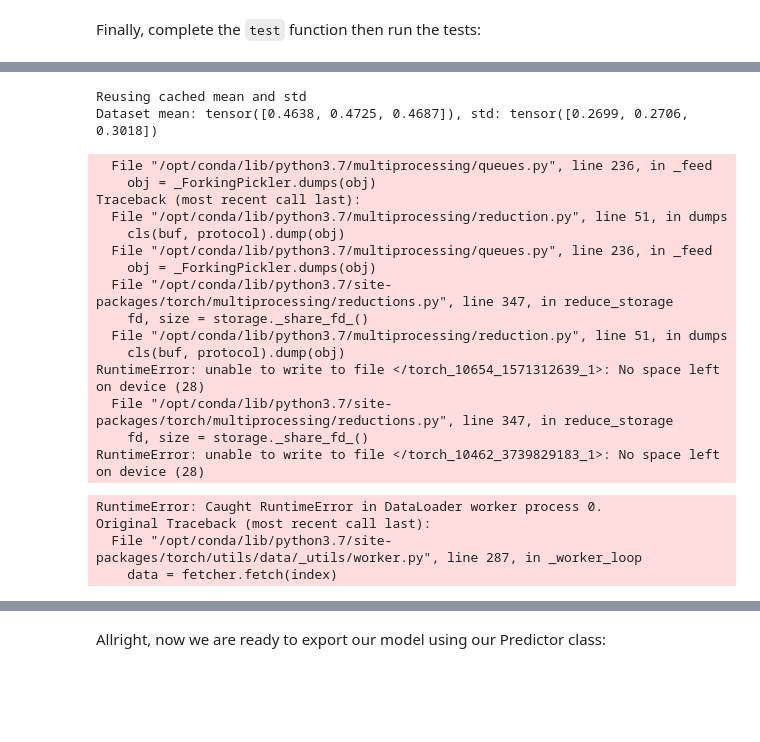
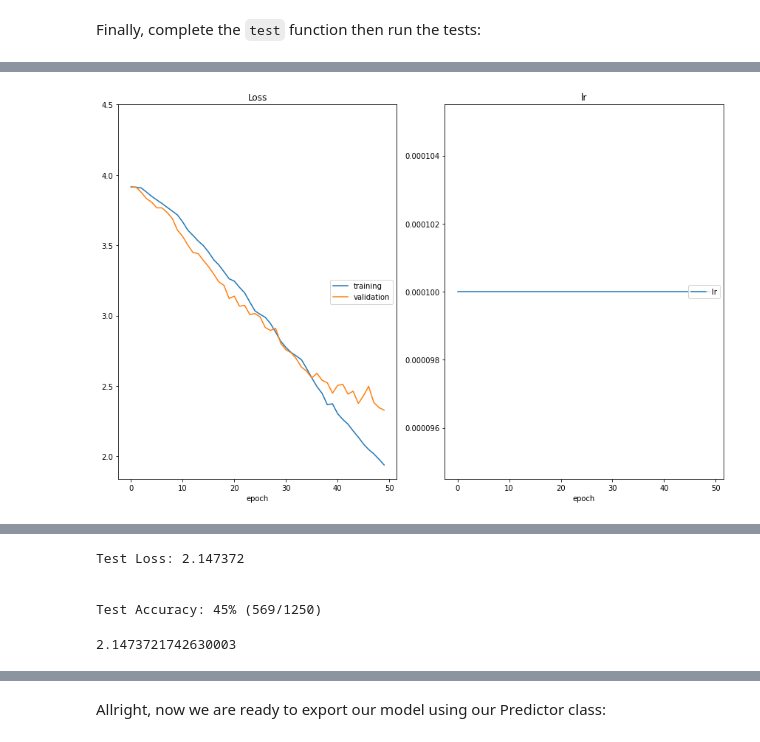
Before and after one commit to miyo-mico/project_Landmark-Classification-Tagging-for-Social-Media, a Jupyter notebook: cnn_from_scratch.ipynb, the cells around one changed output, grey strips where cells are left out. Saved outputs shown, nothing was run; the diff lists cells and outputs as text; code cells hidden in the pictures; blank space fills up the shorter version.

```diff
--- a/cnn_from_scratch.ipynb
+++ b/cnn_from_scratch.ipynb
@@ -302,67 +318,47 @@ Allright, good job getting here! Now it's time to see if all our hard work pays
 
 Let's start by defining a few hyperparameters. Feel free to experiment with different values and try to optimize your model:
 # %%
-batch_size = 128       # size of the minibatch for stochastic gradient descent (or Adam) #64
+batch_size = 64       # size of the minibatch for stochastic gradient descent (or Adam) #64
 valid_size = 0.2       # fraction of the training data to reserve for validation
-num_epochs = 5        # number of epochs for training #50
+num_epochs =  50     # number of epochs for training #50
 num_classes = 50       # number of classes. Do not change this
-dropout = 0.4          # dropout for our model
-learning_rate = 0.01  # Learning rate for SGD (or Adam) #0.001
-opt = 'sgd'            # optimizer. 'sgd' or 'adam' #
+dropout = 0.6          # dropout for our model
+learning_rate = 0.0001  # Learning rate for SGD (or Adam) #0.001
+opt = 'adam'            # optimizer. 'sgd' or 'adam' # 'sgd'
 weight_decay = 0.0     # regularization. Increase this to combat overfitting
 # %%
-from src.data import get_data_loaders
+###### from src.data import get_data_loaders
 from src.train import optimize
 from src.optimization import get_optimizer, get_loss
 from src.model import MyModel
 
 # get the data loaders using batch_size and valid_size defined in the previous
 # cell
 # HINT: do NOT copy/paste the values. Use the variables instead
-data_loaders = get_data_loaders(batch_size=batch_size, valid_size=valid_size) # YOUR CODE HERE
+data_loaders = get_data_loaders(batch_size=batch_size, valid_size=valid_size,num_workers=2) # YOUR CODE HERE
 
 # instance model MyModel with num_classes and drouput defined in the previous
 # cell
 model = MyModel(num_classes=num_classes, dropout=dropout) # YOUR CODE HERE
 
 # Get the optimizer using get_optimizer and the model you just created, the learning rate,
 # the optimizer and the weight decay specified in the previous cell
 optimizer = get_optimizer(model=model, optimizer=opt, learning_rate=learning_rate, weight_decay=weight_decay) # YOUR CODE HERE
 
 # Get the loss using get_loss
 loss = get_loss() # YOUR CODE HERE
 
 optimize(
     data_loaders,
     model,
     optimizer,
     loss,
     n_epochs=num_epochs,
     save_path="checkpoints/best_val_loss.pt",
     interactive_tracking=True
 )
 # %% [output]
-Reusing cached mean and std
-Dataset mean: tensor([0.4638, 0.4725, 0.4687]), std: tensor([0.2699, 0.2706, 0.3018])
-  File "/opt/conda/lib/python3.7/multiprocessing/queues.py", line 236, in _feed
-    obj = _ForkingPickler.dumps(obj)
-Traceback (most recent call last):
-  File "/opt/conda/lib/python3.7/multiprocessing/reduction.py", line 51, in dumps
-    cls(buf, protocol).dump(obj)
-  File "/opt/conda/lib/python3.7/multiprocessing/queues.py", line 236, in _feed
-    obj = _ForkingPickler.dumps(obj)
-  File "/opt/conda/lib/python3.7/site-packages/torch/multiprocessing/reductions.py", line 347, in reduce_storage
-    fd, size = storage._share_fd_()
-  File "/opt/conda/lib/python3.7/multiprocessing/reduction.py", line 51, in dumps
-    cls(buf, protocol).dump(obj)
-RuntimeError: unable to write to file </torch_10654_1571312639_1>: No space left on device (28)
-  File "/opt/conda/lib/python3.7/site-packages/torch/multiprocessing/reductions.py", line 347, in reduce_storage
-    fd, size = storage._share_fd_()
-RuntimeError: unable to write to file </torch_10462_3739829183_1>: No space left on device (28)
-RuntimeError: Caught RuntimeError in DataLoader worker process 0.
-Original Traceback (most recent call last):
-  File "/opt/conda/lib/python3.7/site-packages/torch/utils/data/_utils/worker.py", line 287, in _worker_loop
-    data = fetcher.fetch(index)
+[figure, added]
 # %% [markdown]
 ---
 ## <img src="static_images/icons/noun-advance-2109145.png" alt=">" style="width:50px"/> Step 6: testing against the Test Set
@@ -377,11 +373,17 @@ from src.model import MyModel
 import torch
 
 model = MyModel(num_classes=num_classes, dropout=dropout)
-
+model.load_state_dict(torch.load('checkpoints/best_val_loss.pt'))
 # YOUR CODE HERE: load the weights in 'checkpoints/best_val_loss.pt'
 
 # Run test
 one_epoch_test(data_loaders['test'], model, loss)
+# %% [output]
+Test Loss: 2.147372
+
+
+Test Accuracy: 45% (569/1250)
+2.1473721742630003
 # %% [markdown]
 ---
 ## <img src="static_images/icons/noun-advance-2109145.png" alt=">" style="width:50px"/> Step 7: Export using torchscript
```
Also changed, not shown: parts of 18 cells of this notebook.
